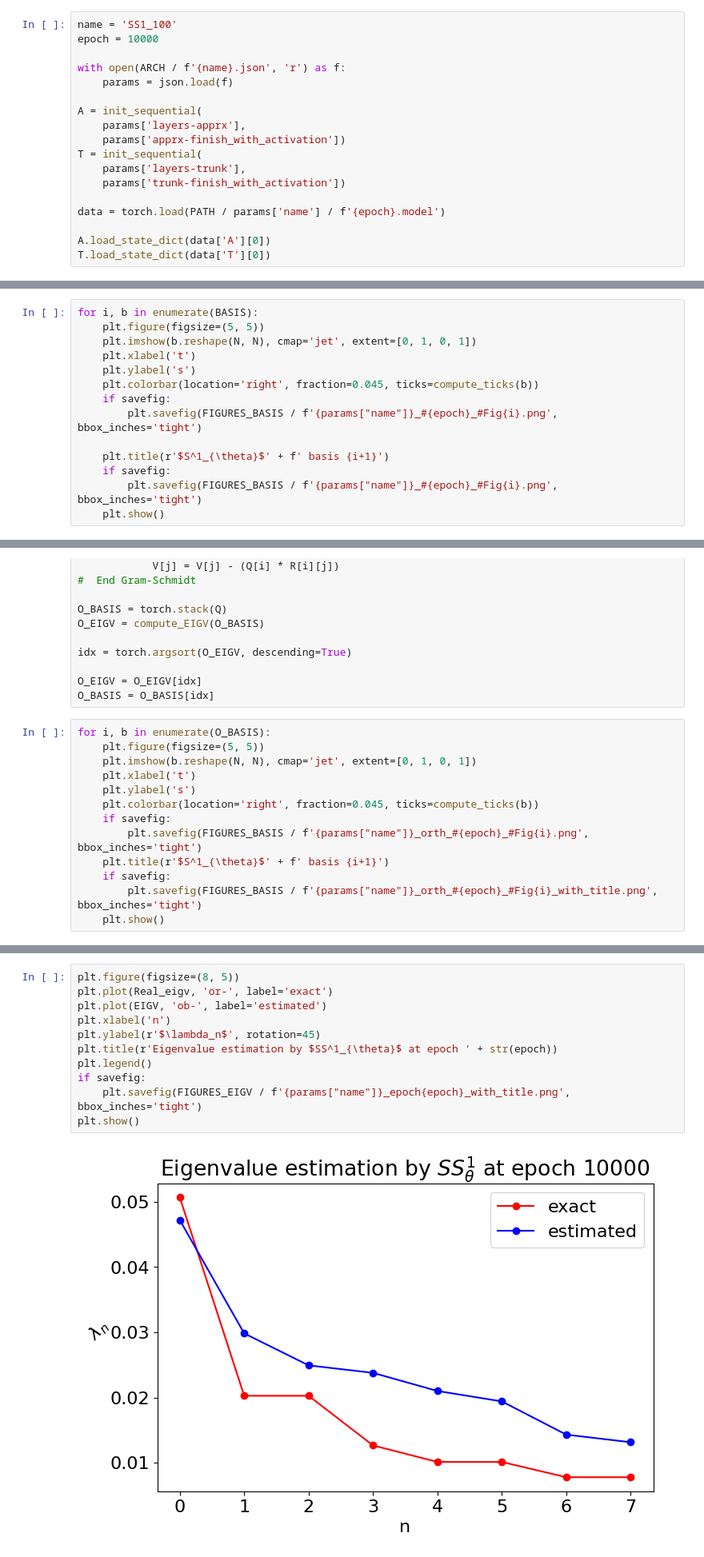
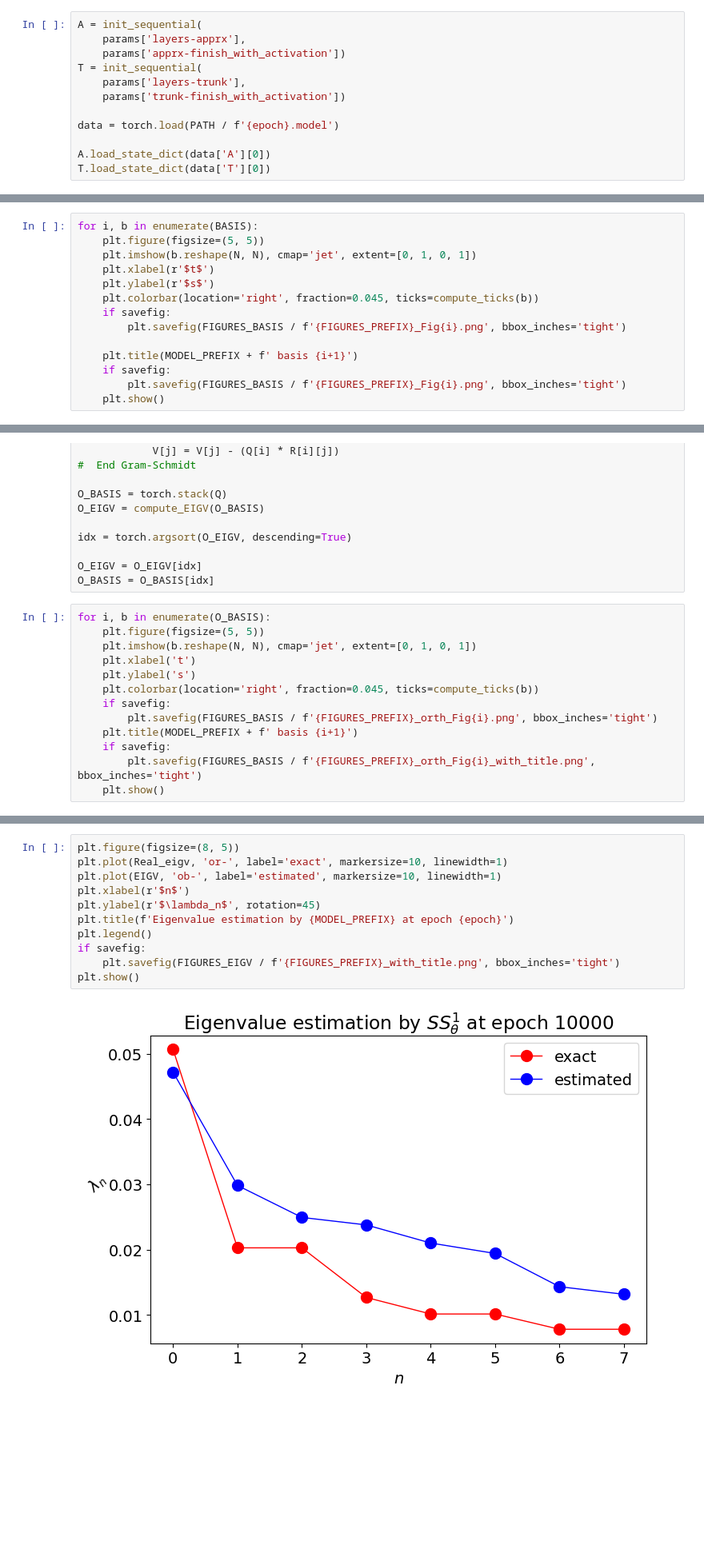
Before and after one commit to sebastian-sanchez-s/OperatorLearning, a Jupyter notebook: Poisson/2D/InspectBasis.ipynb, the cells around one changed output, grey strips where cells are left out. Shown at 80% size. Cells and saved outputs as stored; diff of their text form; blank space fills up the shorter version.

```diff
--- a/Poisson/2D/InspectBasis.ipynb
+++ b/Poisson/2D/InspectBasis.ipynb
@@ -38,10 +52,4 @@ torch.autograd.grad_mode.set_grad_enabled(mode=False)
 # %%
-name = 'SS1_100'
-epoch = 10000
-
-with open(ARCH / f'{name}.json', 'r') as f:
-    params = json.load(f)
-
 A = init_sequential(
     params['layers-apprx'],
     params['apprx-finish_with_activation'])
@@ -49,7 +57,7 @@ T = init_sequential(
     params['layers-trunk'],
     params['trunk-finish_with_activation'])
 
-data = torch.load(PATH / params['name'] / f'{epoch}.model')
+data = torch.load(PATH / f'{epoch}.model')
 
 A.load_state_dict(data['A'][0])
 T.load_state_dict(data['T'][0])
@@ -191,13 +213,13 @@ BASIS = BASIS[idx]
 for i, b in enumerate(BASIS):
     plt.figure(figsize=(5, 5))
     plt.imshow(b.reshape(N, N), cmap='jet', extent=[0, 1, 0, 1])
-    plt.xlabel('t')
-    plt.ylabel('s')
+    plt.xlabel(r'$t$')
+    plt.ylabel(r'$s$')
     plt.colorbar(location='right', fraction=0.045, ticks=compute_ticks(b))
     if savefig:
-        plt.savefig(FIGURES_BASIS / f'{params["name"]}_#{epoch}_#Fig{i}.png', bbox_inches='tight')
+        plt.savefig(FIGURES_BASIS / f'{FIGURES_PREFIX}_Fig{i}.png', bbox_inches='tight')
 
-    plt.title(r'$S^1_{\theta}$' + f' basis {i+1}')
+    plt.title(MODEL_PREFIX + f' basis {i+1}')
     if savefig:
-        plt.savefig(FIGURES_BASIS / f'{params["name"]}_#{epoch}_#Fig{i}.png', bbox_inches='tight')
+        plt.savefig(FIGURES_BASIS / f'{FIGURES_PREFIX}_Fig{i}.png', bbox_inches='tight')
     plt.show()
@@ -232,8 +263,8 @@ for i, b in enumerate(O_BASIS):
     plt.ylabel('s')
     plt.colorbar(location='right', fraction=0.045, ticks=compute_ticks(b))
     if savefig:
-        plt.savefig(FIGURES_BASIS / f'{params["name"]}_orth_#{epoch}_#Fig{i}.png', bbox_inches='tight')
-    plt.title(r'$S^1_{\theta}$' + f' basis {i+1}')
+        plt.savefig(FIGURES_BASIS / f'{FIGURES_PREFIX}_orth_Fig{i}.png', bbox_inches='tight')
+    plt.title(MODEL_PREFIX + f' basis {i+1}')
     if savefig:
-        plt.savefig(FIGURES_BASIS / f'{params["name"]}_orth_#{epoch}_#Fig{i}_with_title.png', bbox_inches='tight')
+        plt.savefig(FIGURES_BASIS / f'{FIGURES_PREFIX}_orth_Fig{i}_with_title.png', bbox_inches='tight')
     plt.show()
@@ -286,16 +335,16 @@ for i, b in enumerate(Real_basis):
 # %%
 plt.figure(figsize=(8, 5))
-plt.plot(Real_eigv, 'or-', label='exact')
-plt.plot(EIGV, 'ob-', label='estimated')
-plt.xlabel('n')
+plt.plot(Real_eigv, 'or-', label='exact', markersize=10, linewidth=1)
+plt.plot(EIGV, 'ob-', label='estimated', markersize=10, linewidth=1)
+plt.xlabel(r'$n$')
 plt.ylabel(r'$\lambda_n$', rotation=45)
-plt.title(r'Eigenvalue estimation by $SS^1_{\theta}$ at epoch ' + str(epoch))
+plt.title(f'Eigenvalue estimation by {MODEL_PREFIX} at epoch {epoch}')
 plt.legend()
 if savefig:
-    plt.savefig(FIGURES_EIGV / f'{params["name"]}_epoch{epoch}_with_title.png', bbox_inches='tight')
+    plt.savefig(FIGURES_EIGV / f'{FIGURES_PREFIX}_with_title.png', bbox_inches='tight')
 plt.show()
 # %% [output]
-[figure, old version]
+[figure, new version]
 # %% [markdown]
 # Basis2Kernel
 # %%
```
Also changed, not shown: parts of 9 cells of this notebook, 2 other files.
